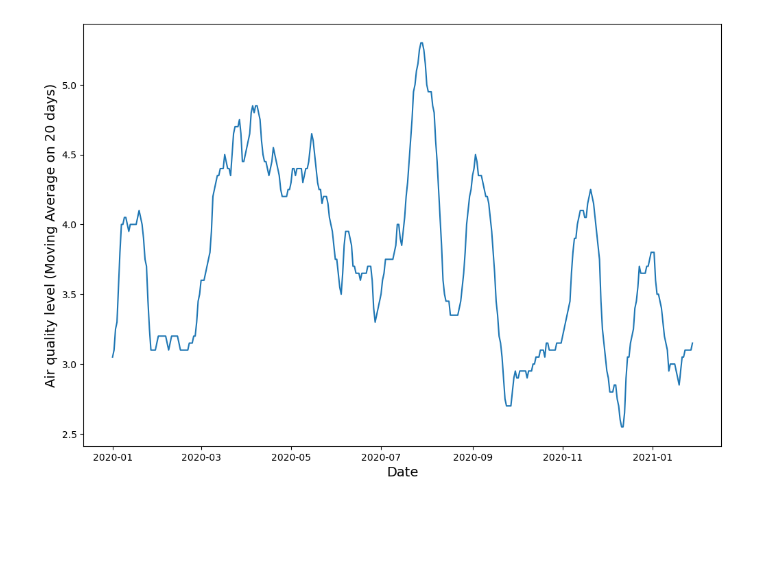
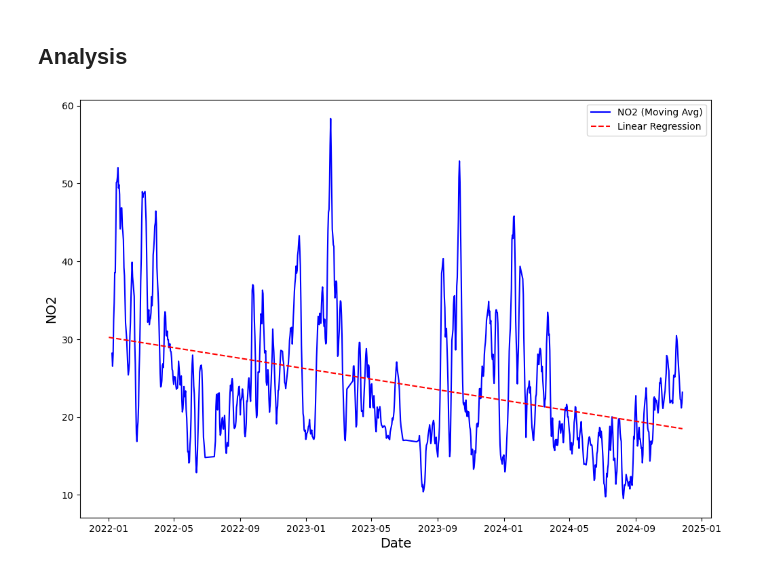
Before and after one commit to Hu9o73/green_ai_project, a Jupyter notebook: main.ipynb, the cells around one changed output. Saved outputs shown, nothing was run; the diff lists cells and outputs as text; code cells hidden in the pictures; blank space fills up the shorter version.

```diff
--- a/main.ipynb
+++ b/main.ipynb
@@ -72,6 +4,0 @@ df2.head()
-# %%
-plot1 = qp.quickPlot(df2, "date_ech", "valeur", True, 20)
-plot1.ylabel("Air quality level (Moving Average on 20 days)")
-plot1.show()
-# %% [output]
-[figure, removed]
@@ -77,0 +17,9 @@ plot1.show()
+# %%
+hourly_df, daily_df = airparifDataPrep.getAirparifData("data")
+# %% [markdown]
+## Analysis
+# %%
+plot = qp.quickRegPlot(daily_df, "date", "NO2", True, 7)
+plot.show()
+# %% [output]
+[figure, added]
```
Also changed, not shown: parts of 7 cells of this notebook, 10 other files.
